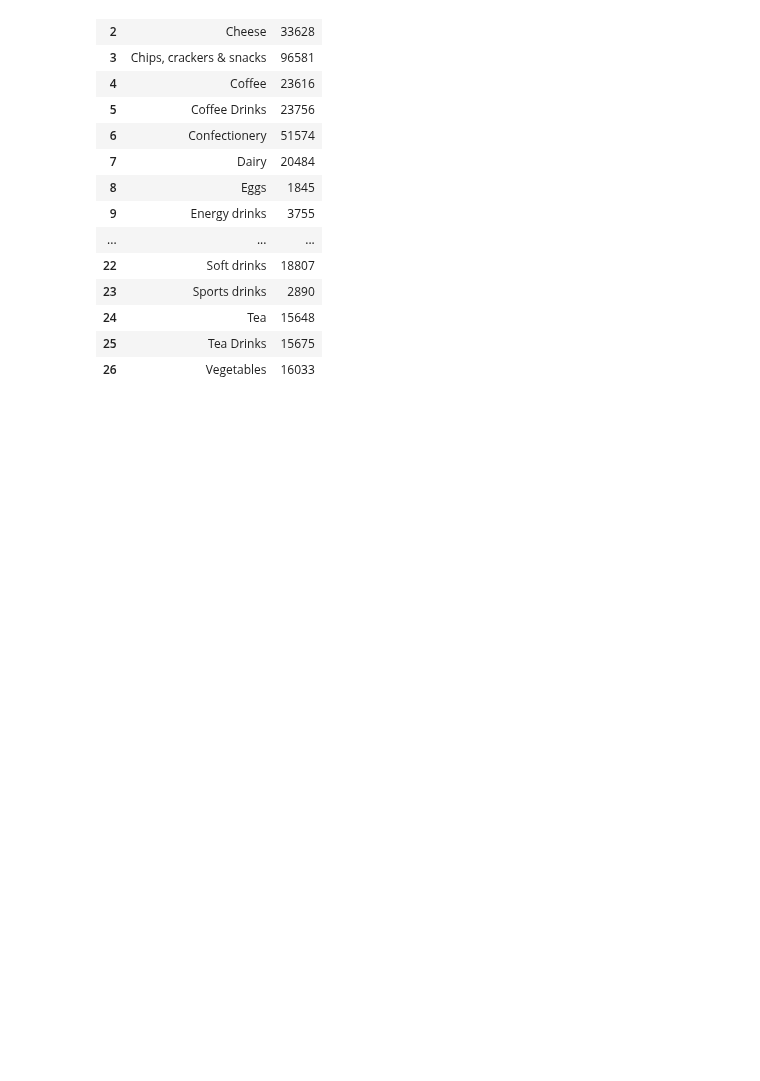
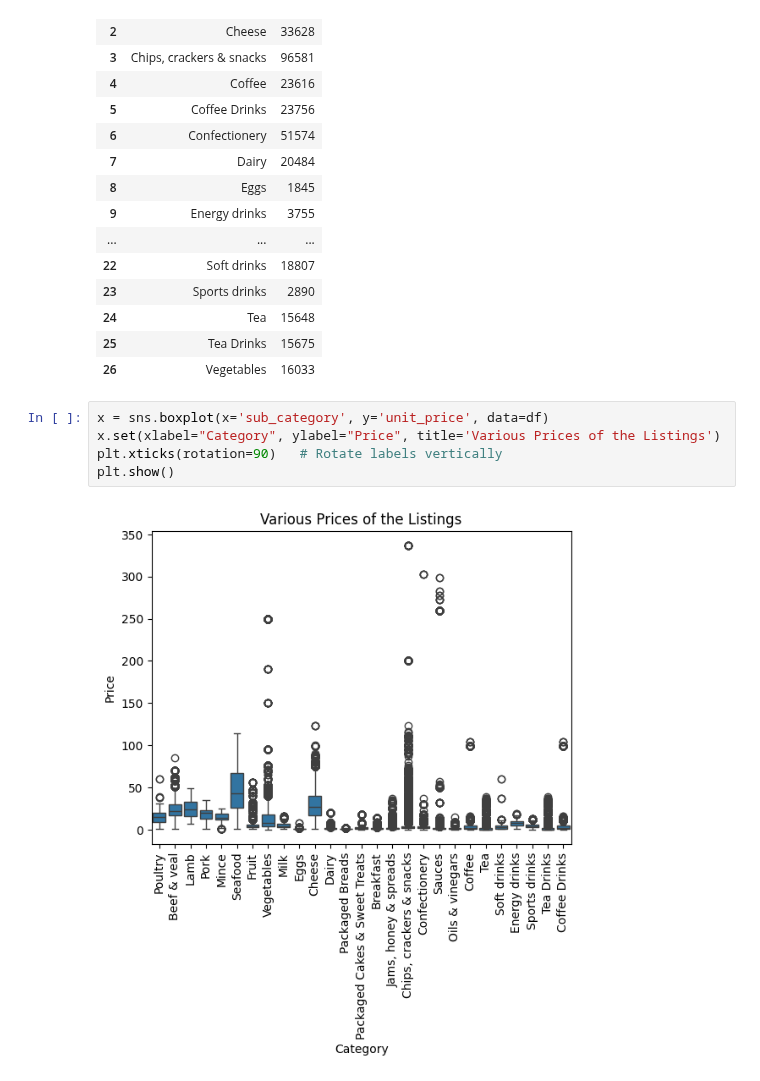
Before and after one commit to binayakhadka/grocery-retail-analytics, a Jupyter notebook: aus.ipynb, the cells around one changed output. Cells and saved outputs as stored; diff of their text form; blank space fills up the shorter version.

```diff
--- a/aus.ipynb
+++ b/aus.ipynb
@@ -520,3 +520,10 @@ df.groupby('sub_category', as_index=False).agg(total=('brand','count'))
 | 24 | Tea | 15648 |
 | 25 | Tea Drinks | 15675 |
 | 26 | Vegetables | 16033 |
+# %%
+x = sns.boxplot(x='sub_category', y='unit_price', data=df)
+x.set(xlabel="Category", ylabel="Price", title='Various Prices of the Listings')
+plt.xticks(rotation=90)   # Rotate labels vertically
+plt.show()
+# %% [output]
+[figure, added]
```
Also changed, not shown: parts of 4 cells of this notebook.
